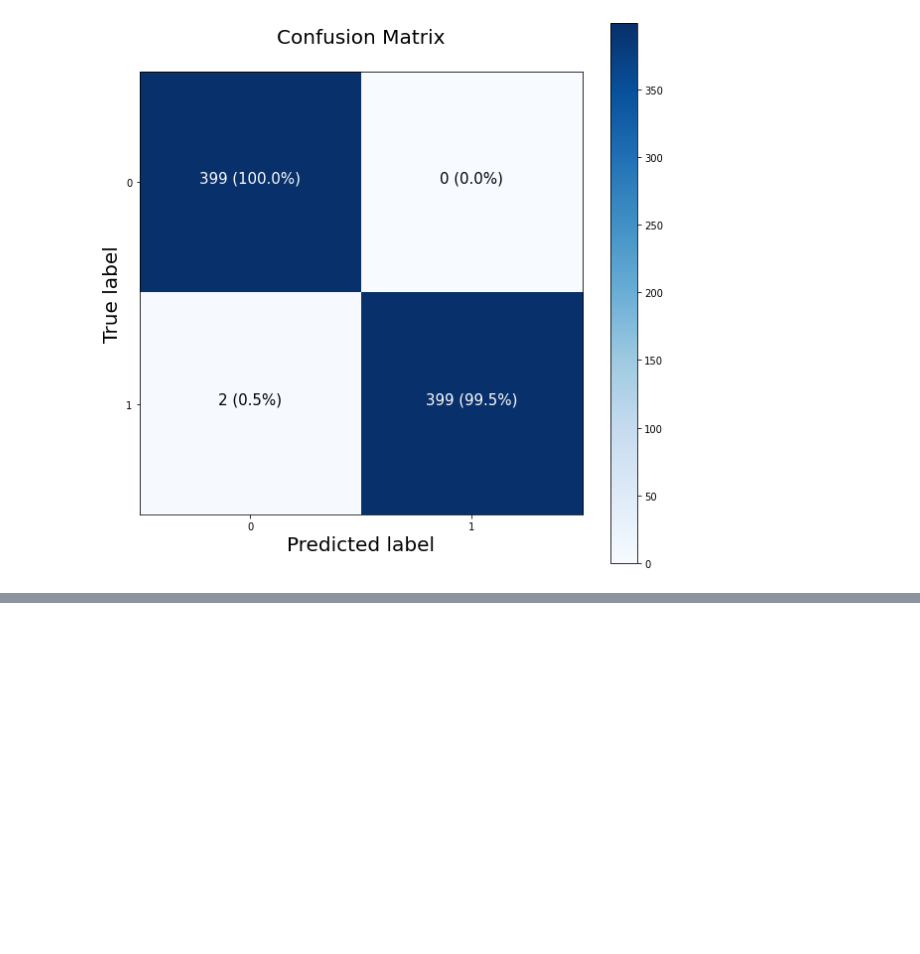
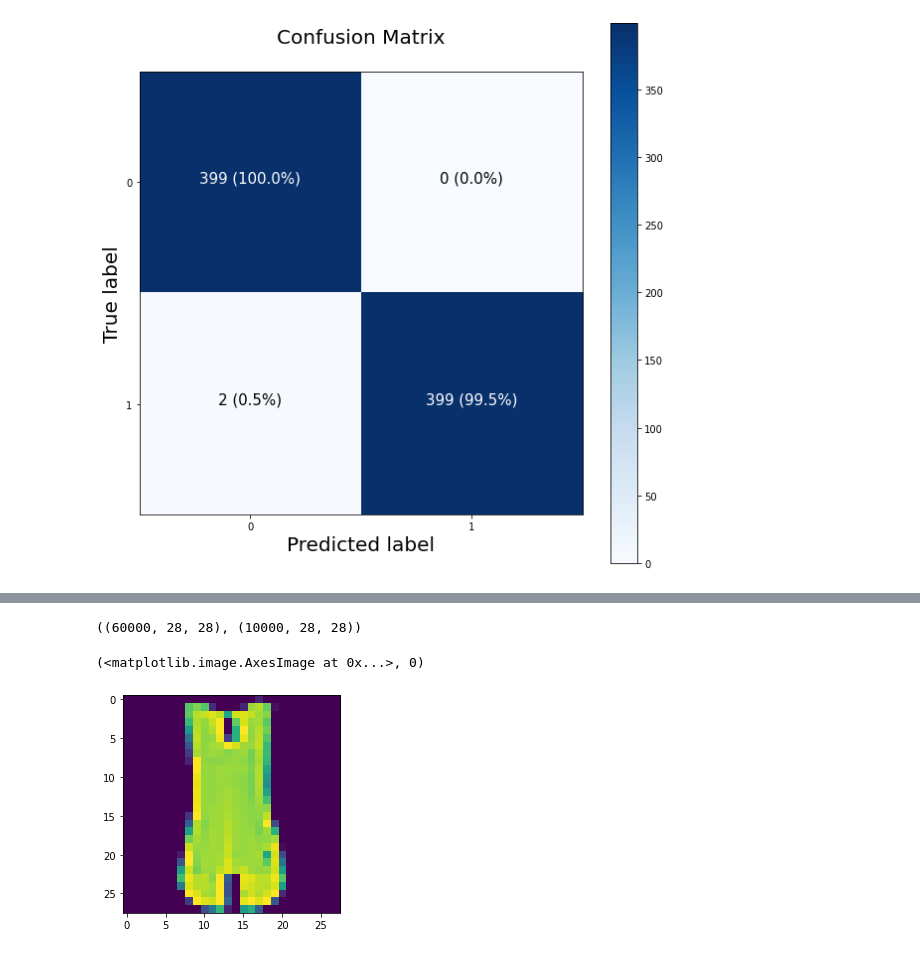
Before and after one commit to choton654/tenserflow-deep-learning, a Jupyter notebook: neural_network_classification_tenserflow.ipynb, the cells around one changed output, grey strips where cells are left out. Saved outputs shown, nothing was run; the diff lists cells and outputs as text; code cells hidden in the pictures; blank space fills up the shorter version.

```diff
--- a/neural_network_classification_tenserflow.ipynb
+++ b/neural_network_classification_tenserflow.ipynb
@@ -681,3 +691,8 @@ def plot_confusion_matrix(y_test, y_pred):
 plot_confusion_matrix(y_test, y_pred)
 # %% [output]
 [figure]
+# %%
+import tensorflow as tf
+from tensorflow.keras.datasets import fashion_mnist
+
+(train_data,train_label), (test_data,test_label) = fashion_mnist.load_data()
@@ -683,0 +719,11 @@ plot_confusion_matrix(y_test, y_pred)
+# %%
+train_data.shape, test_data.shape
+# %% [output]
+((60000, 28, 28), (10000, 28, 28))
+# %%
+import matplotlib.pyplot as plt
+
+plt.imshow(train_data[4]), train_label[4]
+# %% [output]
+(<matplotlib.image.AxesImage at 0x...>, 0)
+[figure, added]
```
Also changed, not shown: parts of 20 cells of this notebook.
